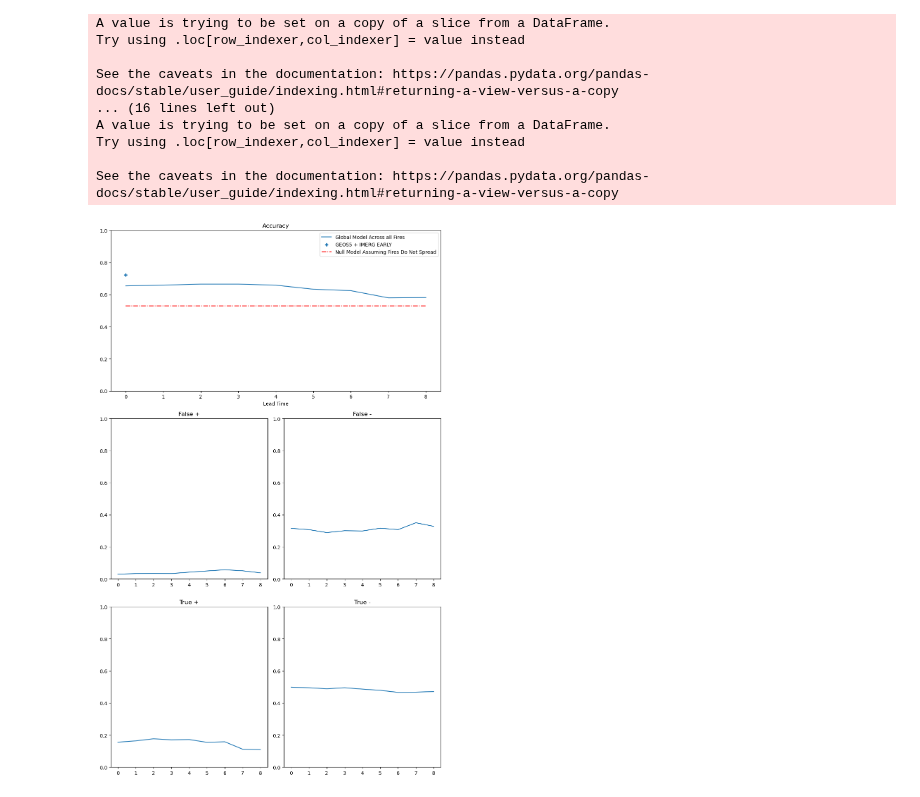
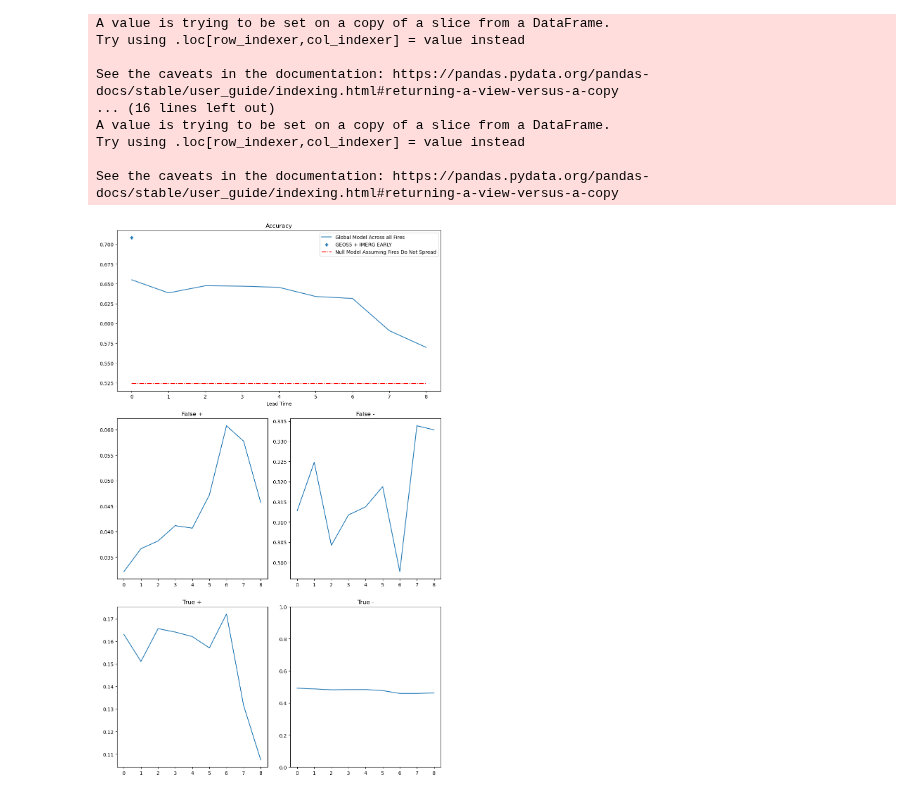
Before and after one commit to mccabete/fwiVis, a Jupyter notebook: notebooks/Logit_models.ipynb, the cells around one changed output. Drawn from its saved outputs; the diff is of its cells as text; code cells hidden in the pictures.

```diff
--- a/notebooks/Logit_models.ipynb
+++ b/notebooks/Logit_models.ipynb
@@ -1298,12 +1478,39 @@ fwi_vars = ["GEOS5_IMERGEARLY", 'FWI',
 #                       "accuracy": None})
 
 
+# smp_df = pd.DataFrame(None, index=fwi_vars, columns=["false_pos", "false_neg", "true_pos", "true_neg", "accuracy"])
+# for i in fwi_vars:
+
+#     x = i
+#     y = "spread_bool_100"
+#     fire_tmp = fire3
+#     fire_tmp.loc[:, "most_common"] = fire_tmp[y].mode().iloc[0]
+#     if len(fire_tmp[y].mode()) > 1:
+#         print("Equal 0's and 1's in bool. Assuming 0.")
+
+#     #fire_tmp = fire_tmp[[x, y]].drop_duplicates() ## Correct?? Could this *under sample* the small fires (more likely to have same FWI?
+#     #fire_tmp = fire_tmp[[x, y]].dropna()
+
+
+#     false_positives = len(fire3[(fire3[x] >= will_grow) &  (fire3[y] == 0)][y])/ len(fire3[y]) ## said it would grow, but didn't
+#     false_negatives = len(fire3[(fire3[x] < will_grow) &  (fire3[y] == 1)][y])/ len(fire3[y]) ## Did grow, but said it wouldn't
+
+#     true_positives = len(fire3[(fire3[x] >= will_grow) &  (fire3[y] == 1)][y])/ len(fire3[y])
+#     true_negatives = len(fire3[(fire3[x] < will_grow) &  (fire3[y] == 0)][y])/ len(fire3[y])
+#     accuracy = (true_positives + true_negatives)
+#     smp_df.loc[x, "false_pos"] = false_positives
+#     smp_df.loc[x, "false_neg"] = false_negatives
+#     smp_df.loc[x, "true_pos"] = true_positives
+#     smp_df.loc[x, "true_neg"] = true_negatives
+#     smp_df.loc[x, "accuracy"] = accuracy
+
+
 smp_df = pd.DataFrame(None, index=fwi_vars, columns=["false_pos", "false_neg", "true_pos", "true_neg", "accuracy"])
 for i in fwi_vars:
 
     x = i
     y = "spread_bool_100"
-    fire_tmp = fire3
+    fire_tmp = fire_test
     fire_tmp.loc[:, "most_common"] = fire_tmp[y].mode().iloc[0]
     if len(fire_tmp[y].mode()) > 1:
         print("Equal 0's and 1's in bool. Assuming 0.")
@@ -1312,11 +1519,11 @@ for i in fwi_vars:
     #fire_tmp = fire_tmp[[x, y]].dropna()
 
 
-    false_positives = len(fire3[(fire3[x] >= will_grow) &  (fire3[y] == 0)][y])/ len(fire3[y]) ## said it would grow, but didn't
-    false_negatives = len(fire3[(fire3[x] < will_grow) &  (fire3[y] == 1)][y])/ len(fire3[y]) ## Did grow, but said it wouldn't
+    false_positives = len(fire_test[(fire_test[x] >= will_grow) &  (fire_test[y] == 0)][y])/ len(fire_test[y]) ## said it would grow, but didn't
+    false_negatives = len(fire_test[(fire_test[x] < will_grow) &  (fire_test[y] == 1)][y])/ len(fire_test[y]) ## Did grow, but said it wouldn't
 
-    true_positives = len(fire3[(fire3[x] >= will_grow) &  (fire3[y] == 1)][y])/ len(fire3[y])
-    true_negatives = len(fire3[(fire3[x] < will_grow) &  (fire3[y] == 0)][y])/ len(fire3[y])
+    true_positives = len(fire_test[(fire_test[x] >= will_grow) &  (fire_test[y] == 1)][y])/ len(fire_test[y])
+    true_negatives = len(fire_test[(fire_test[x] < will_grow) &  (fire_test[y] == 0)][y])/ len(fire_test[y])
     accuracy = (true_positives + true_negatives)
     smp_df.loc[x, "false_pos"] = false_positives
     smp_df.loc[x, "false_neg"] = false_negatives
@@ -1338,38 +1545,38 @@ gs = fig.add_gridspec(3, 2)  # 3 rows, 2 columns grid
 ax_big = fig.add_subplot(gs[0, :])
 ax_big.set_title('Accuracy')
 # Example plot for big subplot
 ax_big.plot(smp_df.lead_time, smp_df.accuracy, label = "Global Model Across all Fires")
 ax_big.scatter(0, smp_df.accuracy.iloc[0], label = "GEOS5 + IMERG EARLY", marker = "P")
 ax_big.set_xlabel("Lead Time")
 ax_big.hlines(smp_df.accuracy.iloc[-1], xmin = 0, xmax = 8, label = "Null Model Assuming Fires Do Not Spread", color = "red",  linestyle="-.",)
 ax_big.legend()
-ax_big.set_ylim(0, 1)
+#ax_big.set_ylim(0, 1)
 
 # Four smaller subplots in a square arrangement in the bottom two rows
 ax1 = fig.add_subplot(gs[1, 0])  # Second row, first column
 ax1.set_title('False +')
 ax1.plot(smp_df.lead_time, smp_df.false_pos)
-ax1.set_ylim(0, 1)
+#ax1.set_ylim(0, 1)
 
 ax2 = fig.add_subplot(gs[1, 1])  # Second row, second column
 ax2.set_title('False -')
 ax2.plot(smp_df.lead_time, smp_df.false_neg)
-ax2.set_ylim(0, 1)
+#ax2.set_ylim(0, 1)
 
 ax3 = fig.add_subplot(gs[2, 0])  # Third row, first column
 ax3.set_title('True +')
 ax3.plot(smp_df.lead_time, smp_df.true_pos)
-ax3.set_ylim(0, 1)
+#ax3.set_ylim(0, 1)
 
 ax4 = fig.add_subplot(gs[2, 1])  # Third row, second column
 ax4.set_title('True -')
 ax4.plot(smp_df.lead_time, smp_df.true_neg)
 ax4.set_ylim(0, 1)
 
 plt.tight_layout()
 plt.show()
 # %% [output]
-[figure, old version]
+[figure, new version]
 # %%
 
 
```
Also changed, not shown: parts of 21 cells of this notebook, 4 other files.
